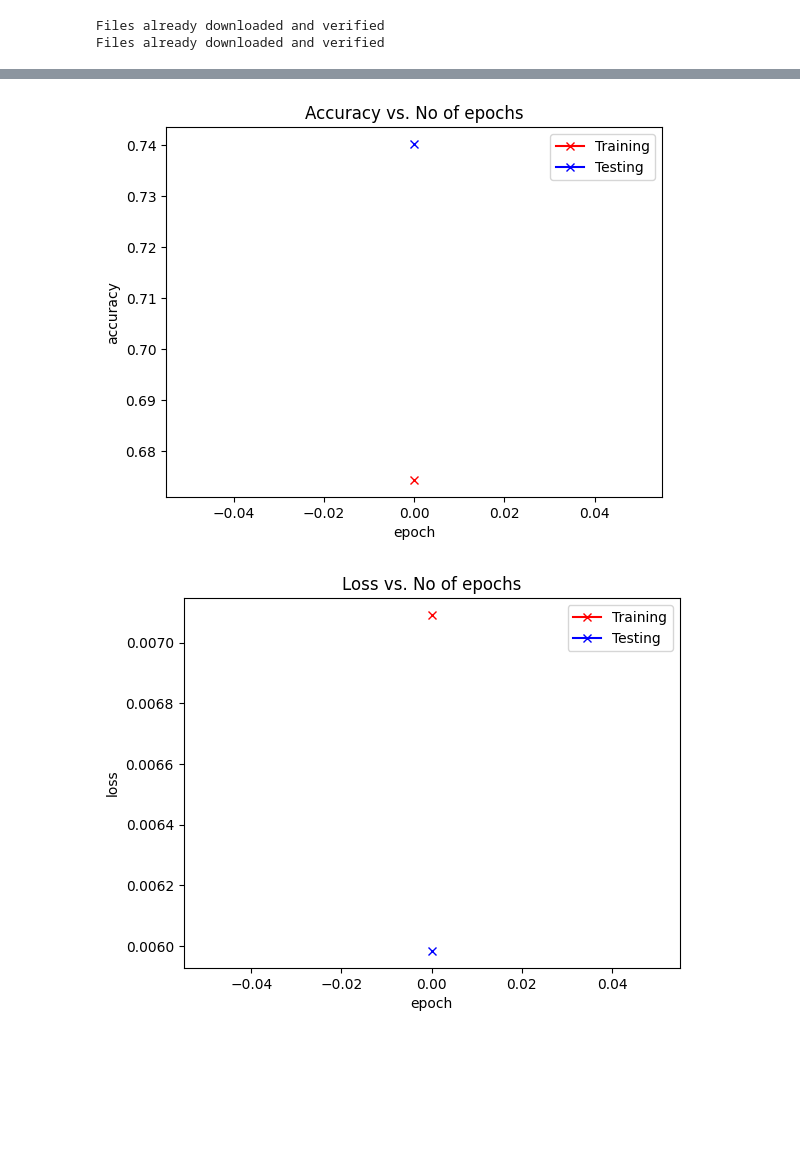
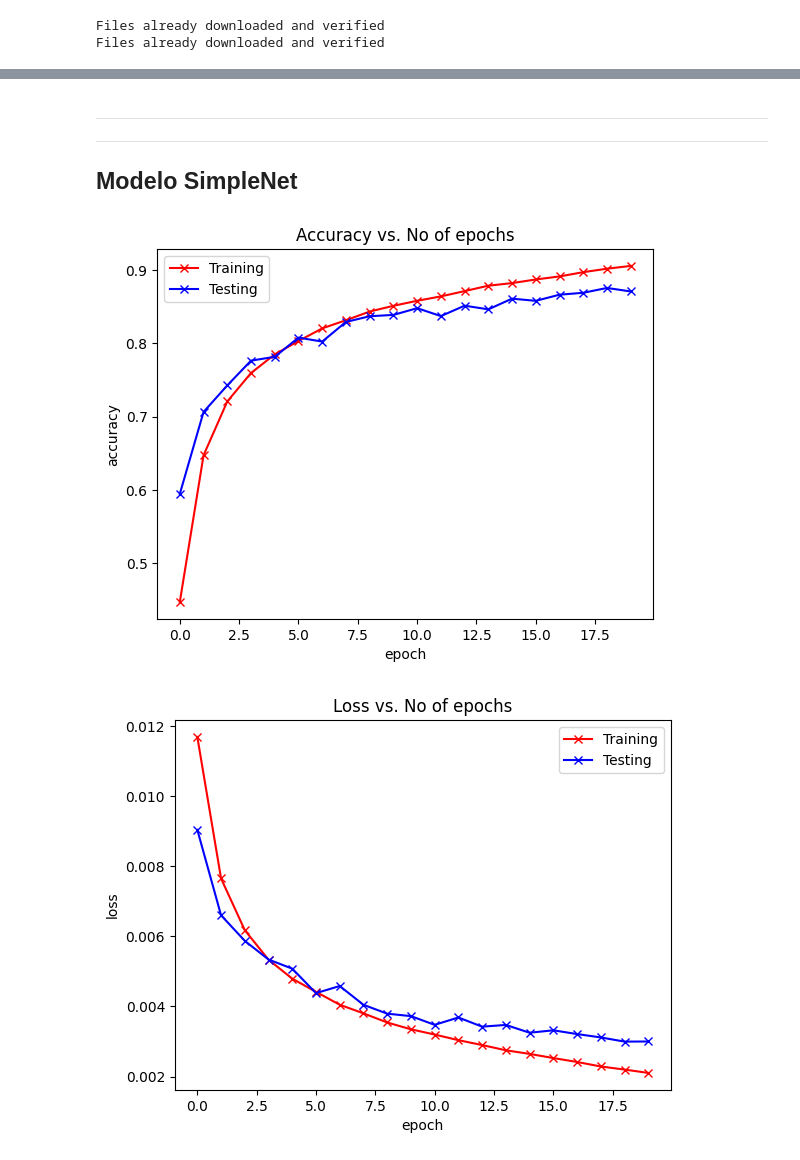
Before and after one commit to Oktuvida/digit-eye, a Jupyter notebook: digit_eye.ipynb, the cells around one changed output, grey strips where cells are left out. Drawn from its saved outputs; the diff is of its cells as text; code cells hidden in the pictures; blank space fills up the shorter version.

Commit message:
update: Update visualization in IPython Notebook

```diff
--- a/digit_eye.ipynb
+++ b/digit_eye.ipynb
@@ -98,12 +137,11 @@ def plot_statistics(model: Cifar10Model):
     if os.path.isfile(history_path):
         with open(history_path, "rb") as file:
             history: list[EpochResult] = pickle.load(file)
-
             plot_accuracies(history)
             plot_losses(history)
 
 
-def train_model(model: Cifar10Model, epochs: int = 10):
+def train_model(model: Cifar10Model, epochs: int = 20):
     history_path = get_history_path(model)
     history = model.train(
         epochs=epochs, train_loader=train_loader, test_loader=test_loader
@@ -111,11 +149,14 @@ def train_model(model: Cifar10Model, epochs: int = 10):
 
     with open(history_path, "wb") as file:
         pickle.dump(history, file)
-
-
-#simple_net_model.load_weights()
-train_model(simple_net_model, epochs = 1)
-plot_statistics(simple_net_model)
-# %% [output]
-[figure, removed]
-[figure, removed]
+# %% [markdown]
+***
+***
+## Modelo SimpleNet
+# %%
+#train_model(simple_net_model)
+simple_net_model.load_weights()
+plot_statistics(simple_net_model)
+# %% [output]
+[figure, added]
+[figure, added]
```
Also changed, not shown: parts of 22 cells of this notebook, 15 other files.
